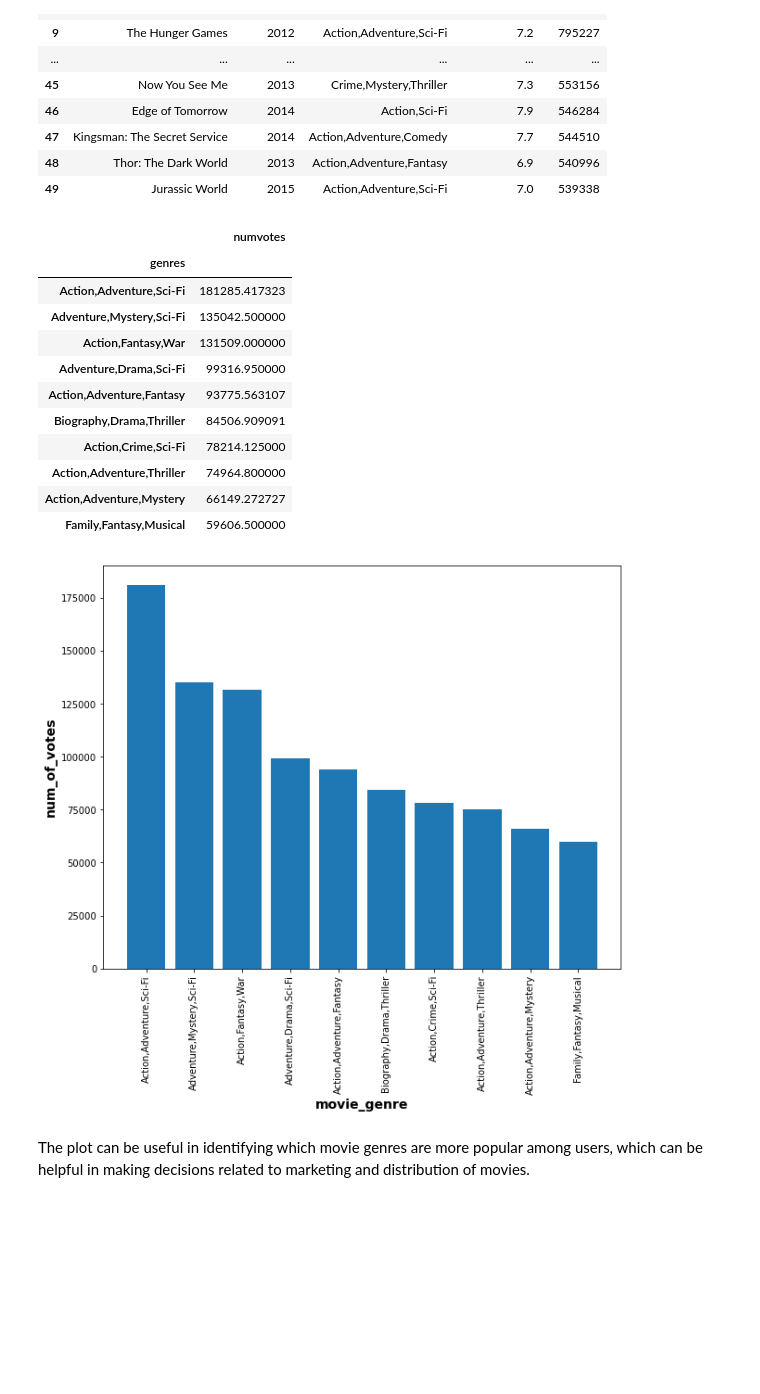
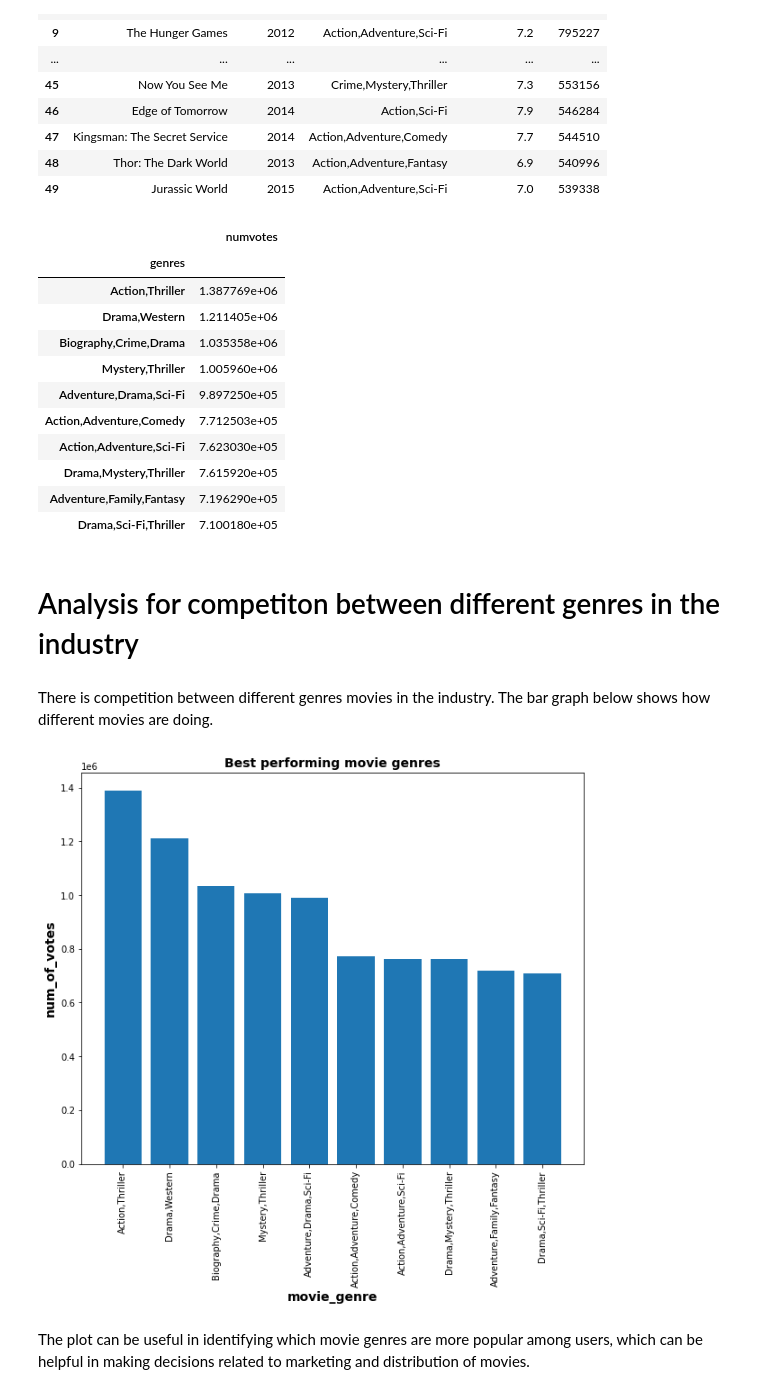
Before and after one commit to paulineKiarie/dsc-phase-1-project-v2-4, a Jupyter notebook: datasets/student.ipynb, the cells around one changed output. Cells and saved outputs as stored; diff of their text form; code cells hidden in the pictures; blank space fills up the shorter version.

```diff
--- a/datasets/student.ipynb
+++ b/datasets/student.ipynb
@@ -546,31 +572,37 @@ im_db
 | 48 | Thor: The Dark World | 2013 | Action,Adventure,Fantasy | 6.9 | 540996 |
 | 49 | Jurassic World | 2015 | Action,Adventure,Sci-Fi | 7.0 | 539338 |
 # %%
-genres_sorted_mean = pd.DataFrame(im_df.groupby("genres")["numvotes"].mean()).sort_values(by="numvotes", ascending= False).head(10)
+# sort the data inorder to plot
+genres_sorted_mean = pd.DataFrame(im_db.groupby("genres")["numvotes"].mean()).sort_values(by="numvotes", ascending= False).head(10)
 genres_sorted_mean
 # %% [output]
 |  | numvotes |
 | genres |  |
-| Action,Adventure,Sci-Fi | 181285.417323 |
-| Adventure,Mystery,Sci-Fi | 135042.500000 |
-| Action,Fantasy,War | 131509.000000 |
-| Adventure,Drama,Sci-Fi | 99316.950000 |
-| Action,Adventure,Fantasy | 93775.563107 |
-| Biography,Drama,Thriller | 84506.909091 |
-| Action,Crime,Sci-Fi | 78214.125000 |
-| Action,Adventure,Thriller | 74964.800000 |
-| Action,Adventure,Mystery | 66149.272727 |
-| Family,Fantasy,Musical | 59606.500000 |
+| Action,Thriller | 1.387769e+06 |
+| Drama,Western | 1.211405e+06 |
+| Biography,Crime,Drama | 1.035358e+06 |
+| Mystery,Thriller | 1.005960e+06 |
+| Adventure,Drama,Sci-Fi | 9.897250e+05 |
+| Action,Adventure,Comedy | 7.712503e+05 |
+| Action,Adventure,Sci-Fi | 7.623030e+05 |
+| Drama,Mystery,Thriller | 7.615920e+05 |
+| Adventure,Family,Fantasy | 7.196290e+05 |
+| Drama,Sci-Fi,Thriller | 7.100180e+05 |
+# %% [markdown]
+# Analysis for competiton between different genres in the industry
+# %% [markdown]
+There is competition between different genres movies in the industry. The bar graph below shows how different movies are doing.
 # %%
 plt.figure(figsize=(10, 8))
 plt.xticks(rotation=90, fontsize=10)
 y = genres_sorted_mean["numvotes"]
 plt.xlabel("movie_genre", fontsize=14, fontweight='bold')
 plt.ylabel("num_of_votes", fontsize =14, fontweight= 'bold')
+plt.title("Best performing movie genres", fontsize =14, fontweight= 'bold')
 
 plt.bar(y.index, y.values);
 # %% [output]
-[figure, old version]
+[figure, new version]
 # %% [markdown]
 The plot can be useful in identifying which movie genres are more popular among users, which can be helpful in making decisions related to marketing and distribution of movies.
 # %% [markdown]
```
Also changed, not shown: parts of 82 cells of this notebook, 1 other file.
